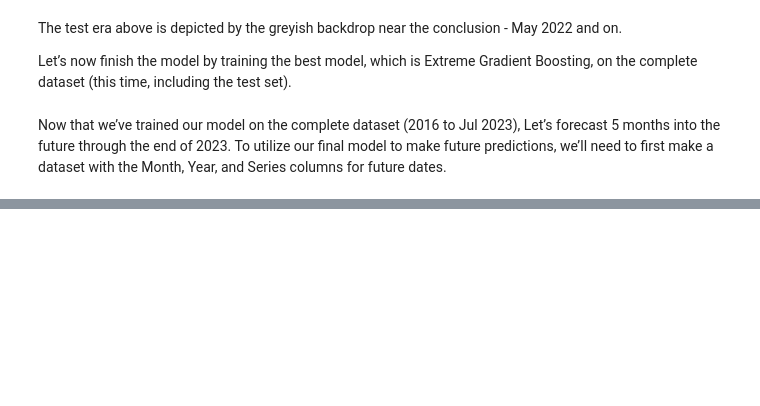
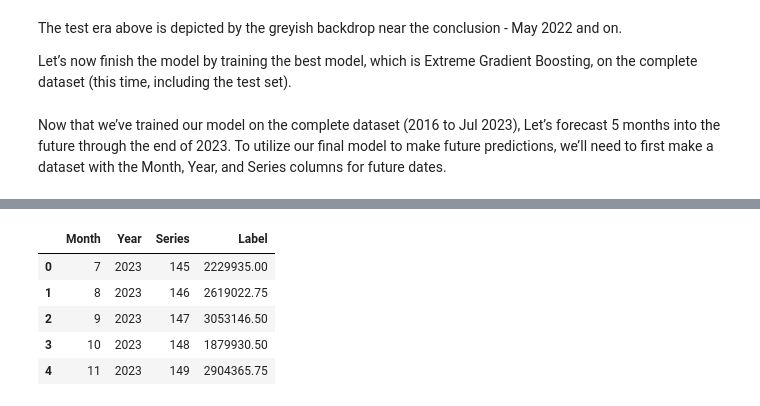
Before and after one commit to crudek13/practical, a Jupyter notebook: fcast_python/vm_forecasting.ipynb, the cells around one changed output, grey strips where cells are left out. Drawn from its saved outputs; the diff is of its cells as text; code cells hidden in the pictures; blank space fills up the shorter version.

```diff
--- a/fcast_python/vm_forecasting.ipynb
+++ b/fcast_python/vm_forecasting.ipynb
@@ -235,3 +230,10 @@ Let’s now finish the model by training the best model, which is Extreme Gradie
 final_best = finalize_model(best)
 # %% [markdown]
 Now that we’ve trained our model on the complete dataset (2016 to Jul 2023), Let’s forecast 5 months into the future through the end of 2023. To utilize our final model to make future predictions, we’ll need to first make a dataset with the Month, Year, and Series columns for future dates.
+# %%
+future_dates = pd.date_range(start = '2023-07-01', end = '2025-12-01', freq = 'MS')
+future_df = pd.DataFrame()
+future_df['Month'] = [i.month for i in future_dates]
+future_df['Year'] = [i.year for i in future_dates]
+future_df['Series'] = np.arange(145, (145+len(future_dates)))
+future_df.head()
@@ -237,0 +247,10 @@ Now that we’ve trained our model on the complete dataset (2016 to Jul 2023), L
+# %%
+predictions_future = predict_model(final_best, data=future_df)
+predictions_future.head()
+# %% [output]
+|  | Month | Year | Series | Label |
+| 0 | 7 | 2023 | 145 | 2229935.00 |
+| 1 | 8 | 2023 | 146 | 2619022.75 |
+| 2 | 9 | 2023 | 147 | 3053146.50 |
+| 3 | 10 | 2023 | 148 | 1879930.50 |
+| 4 | 11 | 2023 | 149 | 2904365.75 |
```
Also changed, not shown: parts of 9 cells of this notebook, 5 other files.
